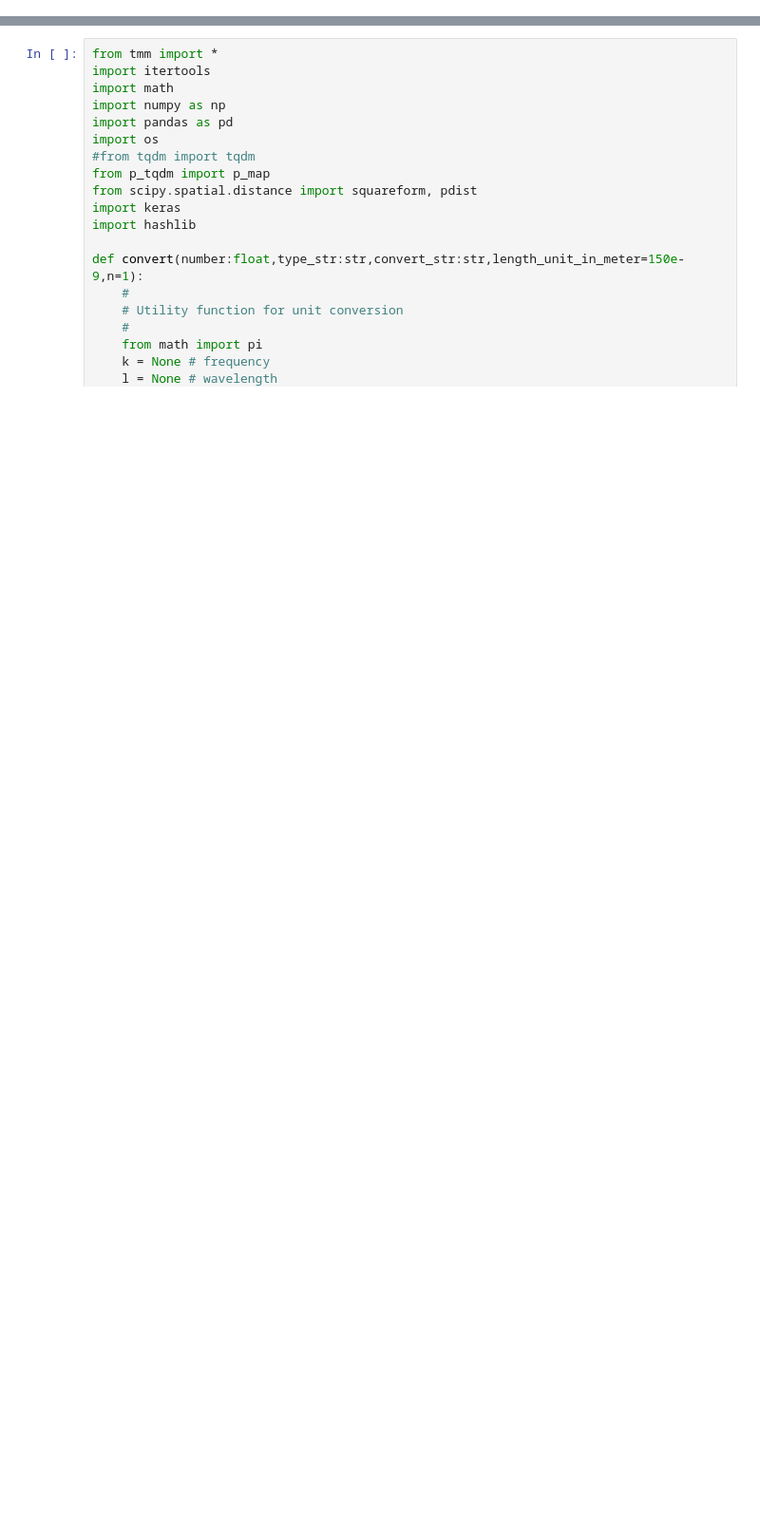
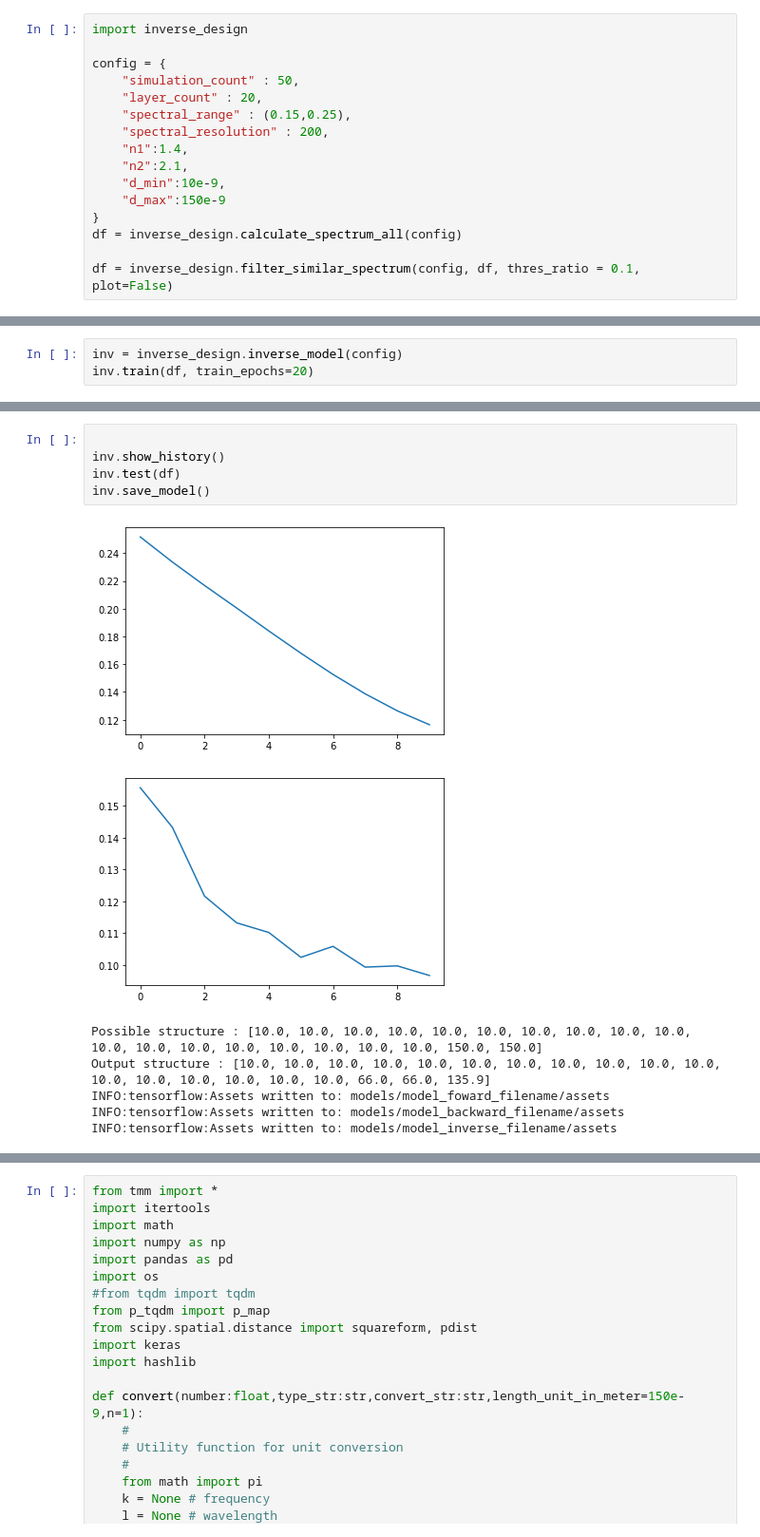
Before and after one commit to Thessal/inverse_design, a Jupyter notebook: dev.ipynb, the cells around one changed output, grey strips where cells are left out. Shown at 95% size. Cells and saved outputs as stored; diff of their text form; blank space fills up the shorter version.

Commit message:
model train bugfix

```diff
--- a/dev.ipynb
+++ b/dev.ipynb
@@ -0,0 +1,16 @@
+# %%
+import inverse_design
+
+config = {
+    "simulation_count" : 50,
+    "layer_count" : 20,
+    "spectral_range" : (0.15,0.25),
+    "spectral_resolution" : 200,
+    "n1":1.4,
+    "n2":2.1,
+    "d_min":10e-9,
+    "d_max":150e-9
+}
+df = inverse_design.calculate_spectrum_all(config)
+
+df = inverse_design.filter_similar_spectrum(config, df, thres_ratio = 0.1, plot=False)
@@ -0,0 +35,3 @@
+# %%
+inv = inverse_design.inverse_model(config)
+inv.train(df, train_epochs=20)
@@ -0,0 +56,13 @@
+# %%
+
+inv.show_history()
+inv.test(df)
+inv.save_model()
+# %% [output]
+[figure, added]
+[figure, added]
+Possible structure : [10.0, 10.0, 10.0, 10.0, 10.0, 10.0, 10.0, 10.0, 10.0, 10.0, 10.0, 10.0, 10.0, 10.0, 10.0, 10.0, 10.0, 10.0, 150.0, 150.0]
+Output structure : [10.0, 10.0, 10.0, 10.0, 10.0, 10.0, 10.0, 10.0, 10.0, 10.0, 10.0, 10.0, 10.0, 10.0, 10.0, 10.0, 10.0, 66.0, 66.0, 135.9]
+INFO:tensorflow:Assets written to: models/model_foward_filename/assets
+INFO:tensorflow:Assets written to: models/model_backward_filename/assets
+INFO:tensorflow:Assets written to: models/model_inverse_filename/assets
```
Also changed, not shown: parts of 4 cells of this notebook, 1 other file.
